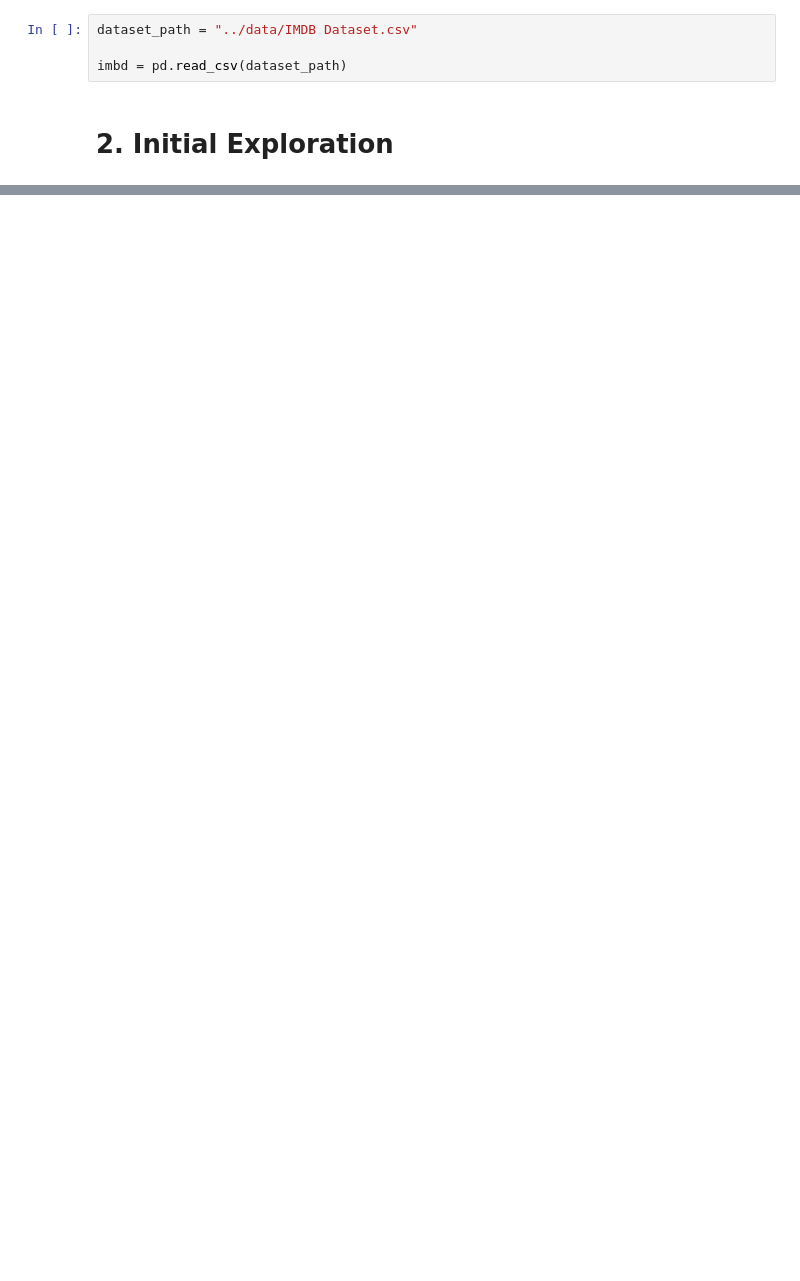
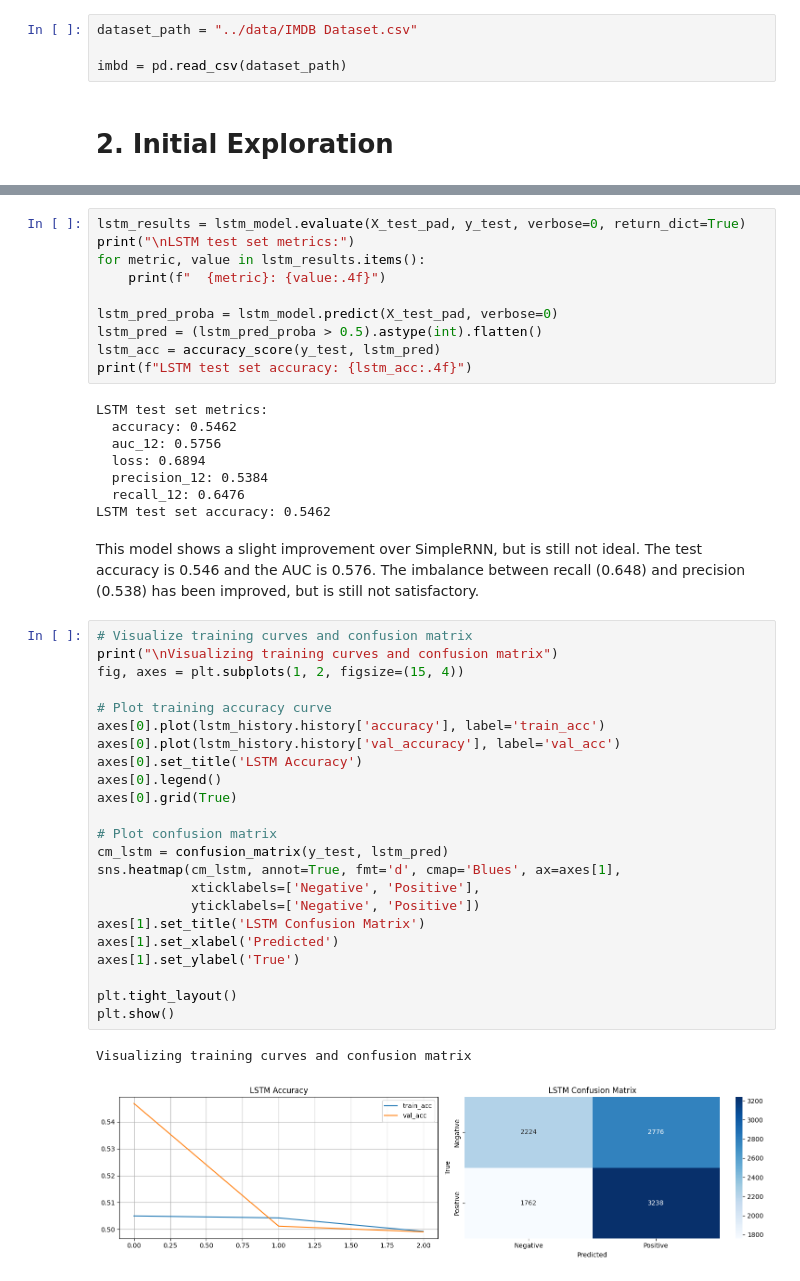
Before and after one commit to Iris-Jiaa/DSML2-ChangyuJia, a Jupyter notebook: notebook/dsml-deepLearning.ipynb, the cells around one changed output, grey strips where cells are left out. Cells and saved outputs as stored; diff of their text form; blank space fills up the shorter version.

```diff
--- a/notebook/dsml-deepLearning.ipynb
+++ b/notebook/dsml-deepLearning.ipynb
@@ -349,0 +386,46 @@ Prediction: negative (Probability=0.4989)
+# %%
+lstm_results = lstm_model.evaluate(X_test_pad, y_test, verbose=0, return_dict=True)
+print("\nLSTM test set metrics:")
+for metric, value in lstm_results.items():
+    print(f"  {metric}: {value:.4f}")
+
+lstm_pred_proba = lstm_model.predict(X_test_pad, verbose=0)
+lstm_pred = (lstm_pred_proba > 0.5).astype(int).flatten()
+lstm_acc = accuracy_score(y_test, lstm_pred)
+print(f"LSTM test set accuracy: {lstm_acc:.4f}")
+# %% [output]
+LSTM test set metrics:
+  accuracy: 0.5462
+  auc_12: 0.5756
+  loss: 0.6894
+  precision_12: 0.5384
+  recall_12: 0.6476
+LSTM test set accuracy: 0.5462
+# %% [markdown]
+This model shows a slight improvement over SimpleRNN, but is still not ideal. The test accuracy is 0.546 and the AUC is 0.576. The imbalance between recall (0.648) and precision (0.538) has been improved, but is still not satisfactory.
+# %%
+# Visualize training curves and confusion matrix
+print("\nVisualizing training curves and confusion matrix")
+fig, axes = plt.subplots(1, 2, figsize=(15, 4))
+
+# Plot training accuracy curve
+axes[0].plot(lstm_history.history['accuracy'], label='train_acc')
+axes[0].plot(lstm_history.history['val_accuracy'], label='val_acc')
+axes[0].set_title('LSTM Accuracy')
+axes[0].legend()
+axes[0].grid(True)
+
+# Plot confusion matrix
+cm_lstm = confusion_matrix(y_test, lstm_pred)
+sns.heatmap(cm_lstm, annot=True, fmt='d', cmap='Blues', ax=axes[1],
+            xticklabels=['Negative', 'Positive'],
+            yticklabels=['Negative', 'Positive'])
+axes[1].set_title('LSTM Confusion Matrix')
+axes[1].set_xlabel('Predicted')
+axes[1].set_ylabel('True')
+
+plt.tight_layout()
+plt.show()
+# %% [output]
+Visualizing training curves and confusion matrix
+[figure, added]
```
Also changed, not shown: parts of 46 cells of this notebook, 2 other files.
